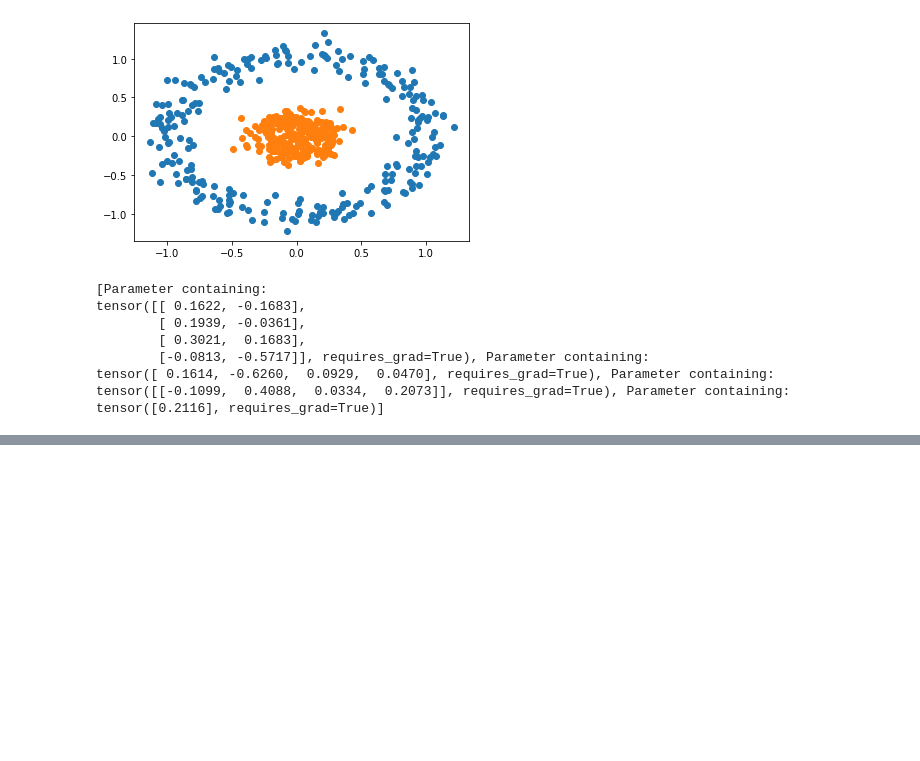
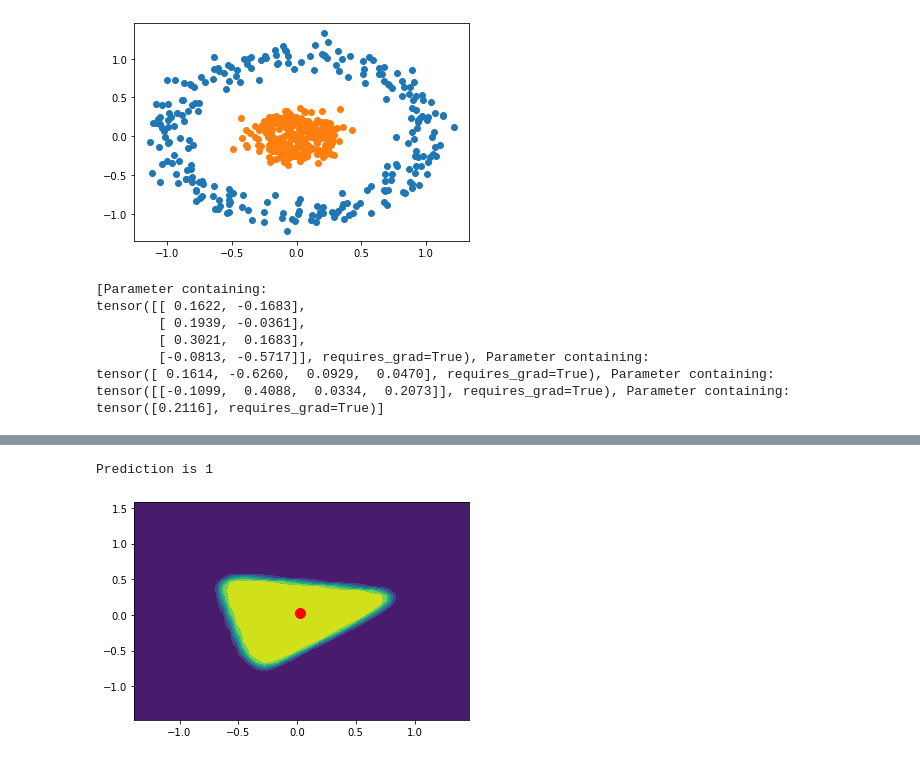
Before and after one commit to sendmail123/DataScience, a Jupyter notebook: Pytorch/DeepNueral_NonLinear.ipynb, the cells around one changed output, grey strips where cells are left out. Drawn from its saved outputs; the diff is of its cells as text; code cells hidden in the pictures; blank space fills up the shorter version.

```diff
--- a/Pytorch/DeepNueral_NonLinear.ipynb
+++ b/Pytorch/DeepNueral_NonLinear.ipynb
@@ -93,0 +106,11 @@ Text(0.5, 0, 'epochs')
+# %%
+x = 0.025
+y = 0.025
+point = torch.Tensor([x, y])
+prediction = model.predict(point)
+plt.plot([x], [y], marker='o', markersize=10, color="red")
+print("Prediction is", prediction)
+plot_decision_boundary(X, y)
+# %% [output]
+Prediction is 1
+[figure, added]
```
Also changed, not shown: parts of 5 cells of this notebook.
